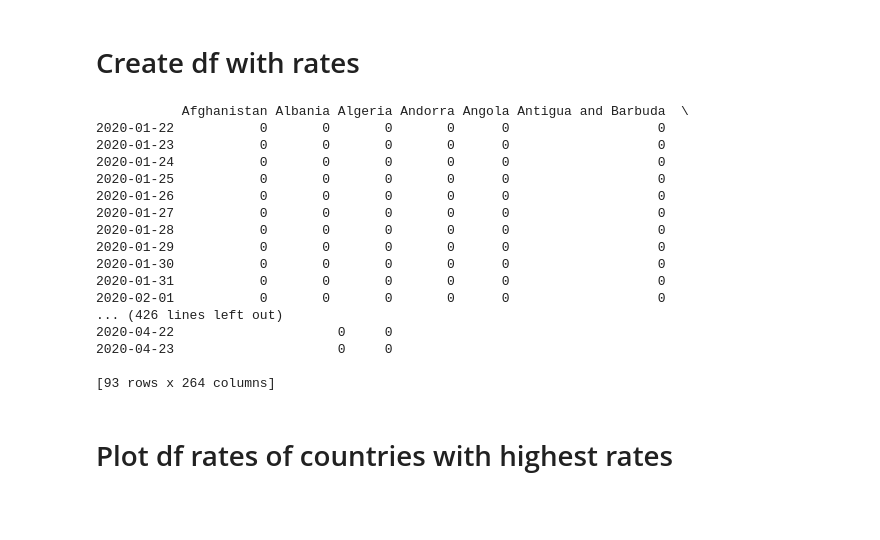
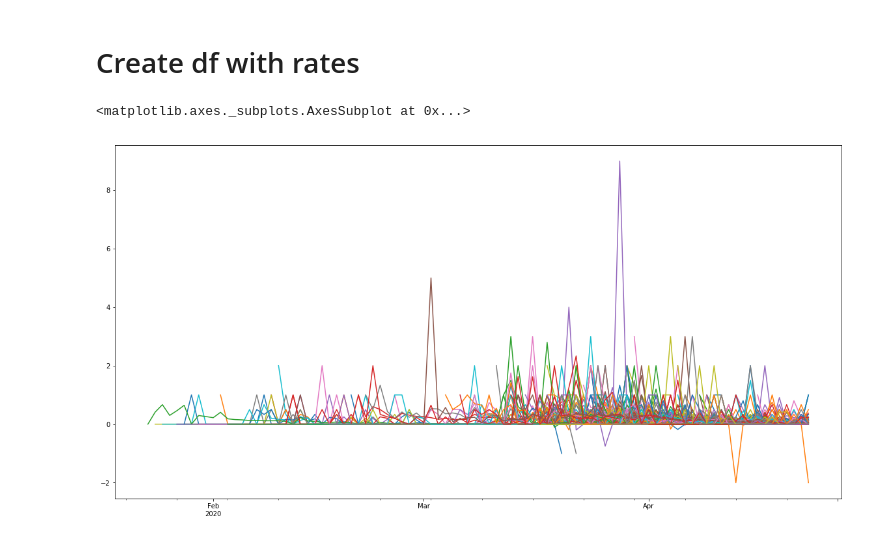
Before and after one commit to Muhibu/Spatial_Analysis_COVID-19, a Jupyter notebook: COVIDintern.ipynb, the cells around one changed output. Saved outputs shown, nothing was run; the diff lists cells and outputs as text; code cells hidden in the pictures; blank space fills up the shorter version.

```diff
--- a/COVIDintern.ipynb
+++ b/COVIDintern.ipynb
@@ -40,25 +47,8 @@ dfp.plot()
 # %% [markdown]
 # Create df with rates
-# %%
-# dfr dataframe of rates
-print(dfr)
-# %% [output]
-           Afghanistan Albania Algeria Andorra Angola Antigua and Barbuda  \
-2020-01-22           0       0       0       0      0                   0
-2020-01-23           0       0       0       0      0                   0
-2020-01-24           0       0       0       0      0                   0
-2020-01-25           0       0       0       0      0                   0
-2020-01-26           0       0       0       0      0                   0
-2020-01-27           0       0       0       0      0                   0
-2020-01-28           0       0       0       0      0                   0
-2020-01-29           0       0       0       0      0                   0
-2020-01-30           0       0       0       0      0                   0
-2020-01-31           0       0       0       0      0                   0
-2020-02-01           0       0       0       0      0                   0
-... (426 lines left out)
-2020-04-22                     0     0
-2020-04-23                     0     0
-
-[93 rows x 264 columns]
-# %% [markdown]
-# Plot df rates of countries with highest rates
+# %%
+dfr=df.pct_change(periods=1)
+dfr.plot(legend=False,figsize=(20,10) )
+# %% [output]
+<matplotlib.axes._subplots.AxesSubplot at 0x...>
+[figure, added]
```
Also changed, not shown: parts of 10 cells of this notebook.
